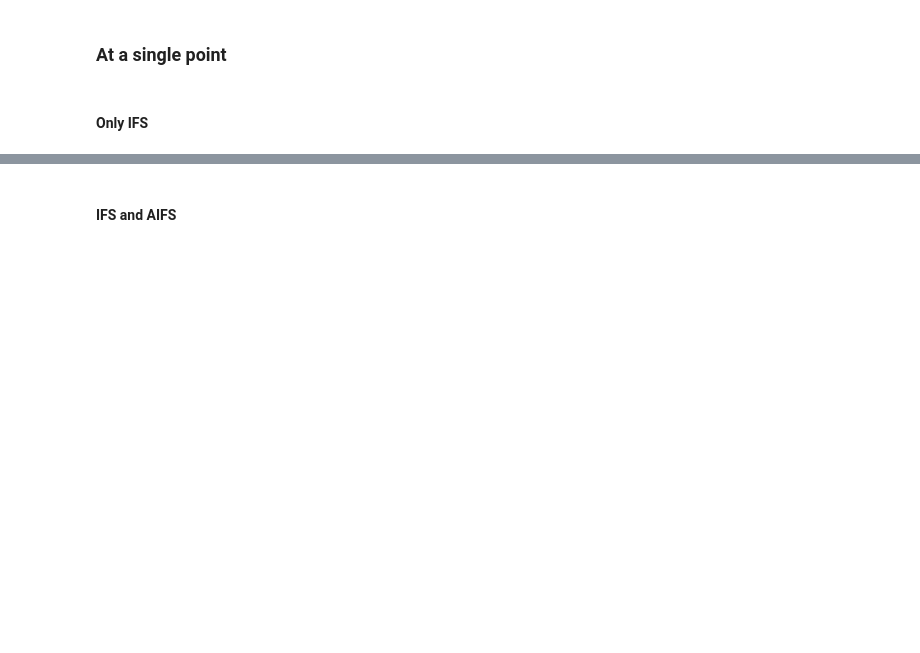
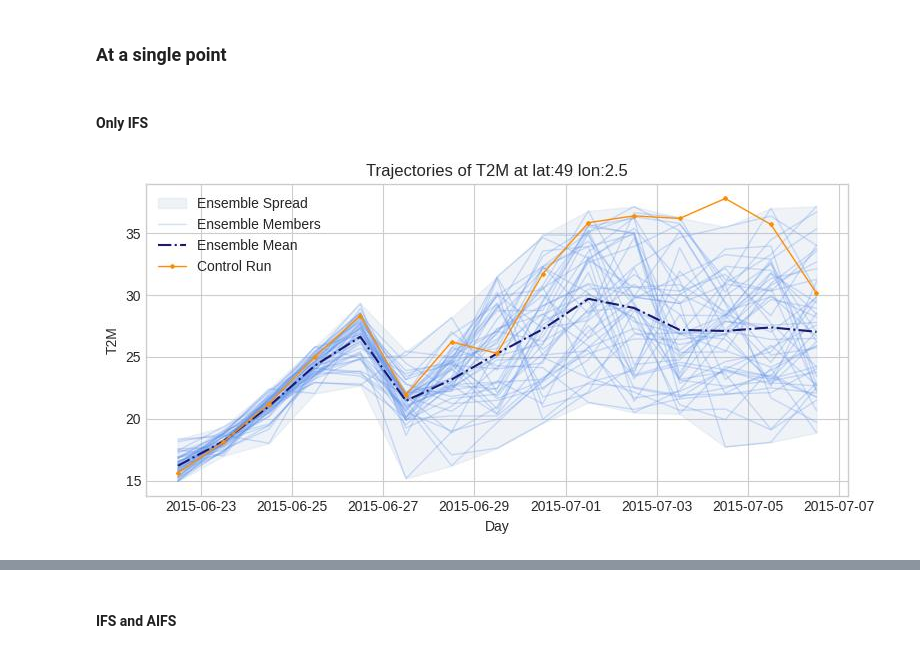
Before and after one commit to paoloChevalier/rare-event-simulation-using-ai-weather-forecasting, a Jupyter notebook: Notebooks/lyapunov_exponents_ensemble_forecasts_ecmwf.ipynb, the cells around one changed output, grey strips where cells are left out. Drawn from its saved outputs; the diff is of its cells as text; code cells hidden in the pictures; blank space fills up the shorter version.

```diff
--- a/Notebooks/lyapunov_exponents_ensemble_forecasts_ecmwf.ipynb
+++ b/Notebooks/lyapunov_exponents_ensemble_forecasts_ecmwf.ipynb
@@ -130,5 +145,7 @@ chaos_aifs_heat_august_2025 = EnsembleChaos(cf_aifs_heat_august_2025, pf_aifs_he
 # %% [markdown]
 #### Only IFS
 # %%
-chaos_ifs_20150622.plot_trajectories_on_single_point(paris_latitude,paris_longitude)
+chaos_ifs_20150622.plot_trajectories_on_single_point(paris_latitude,paris_longitude,[12])
+# %% [output]
+[figure, added]
 # %%
```
Also changed, not shown: parts of 64 cells of this notebook.
